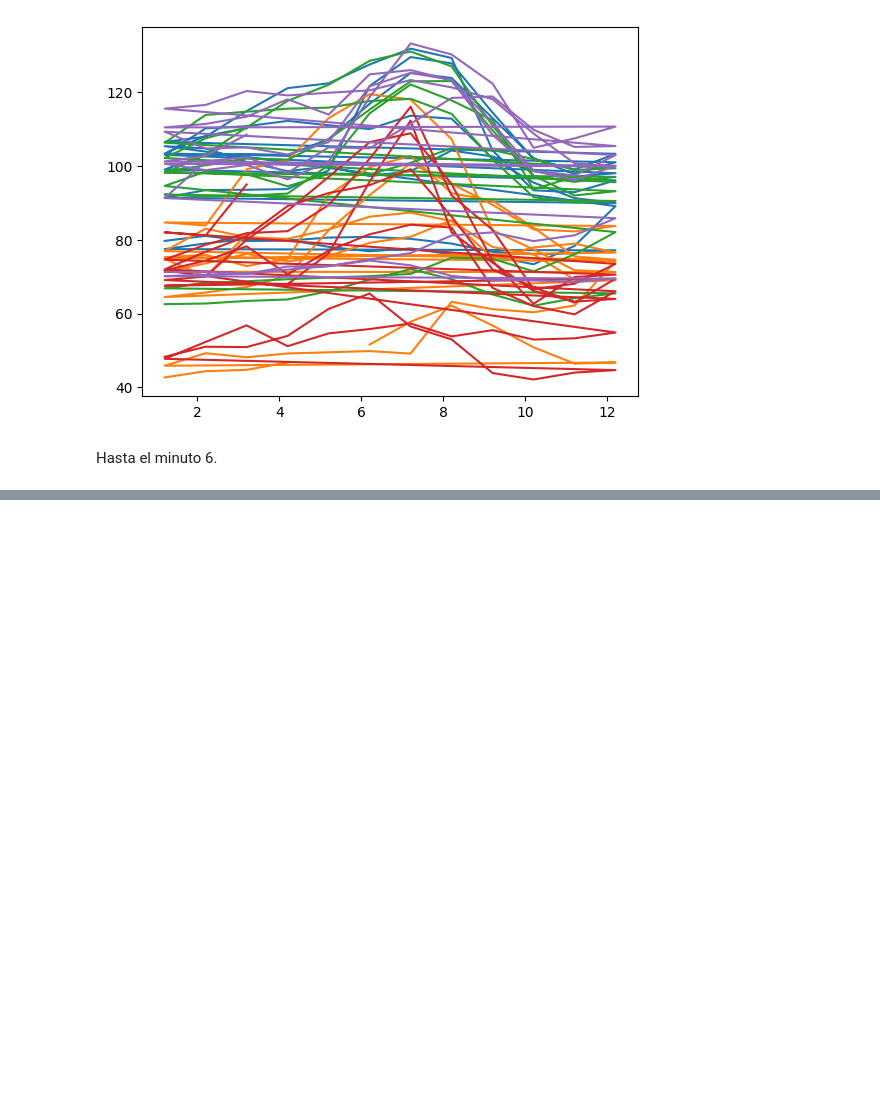
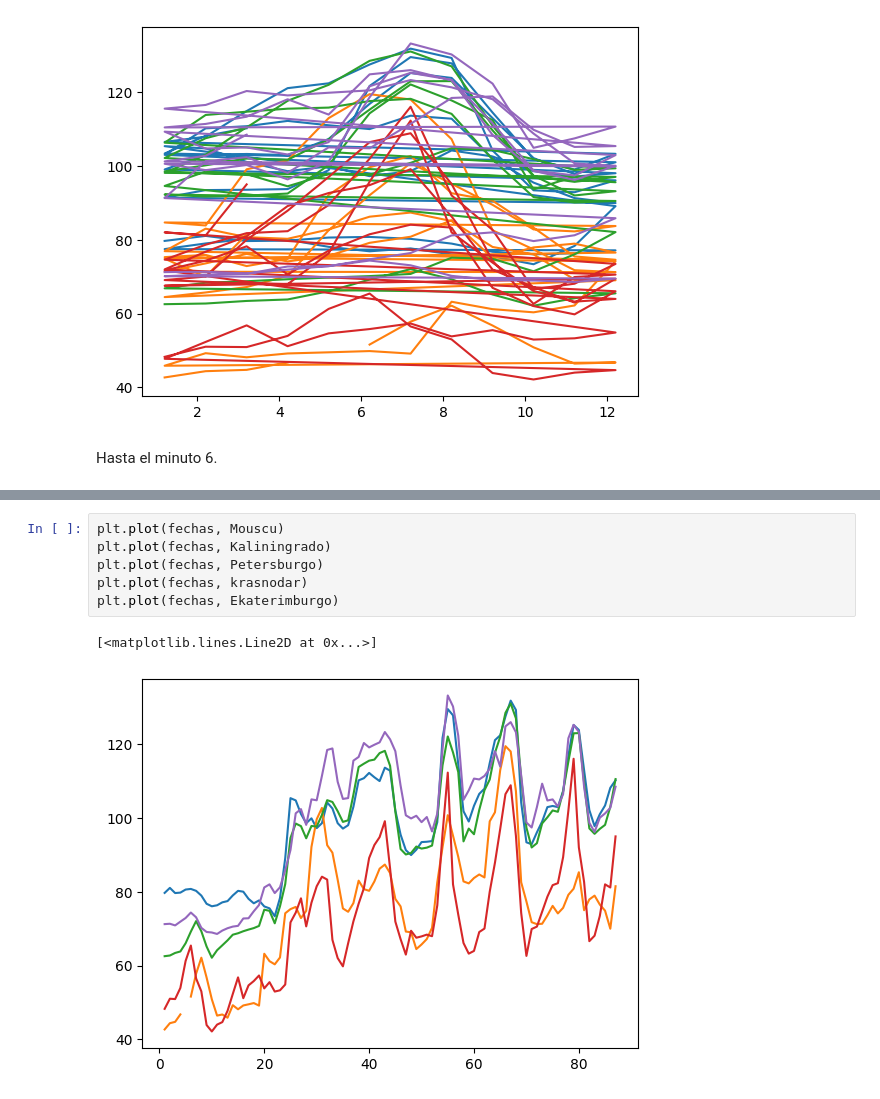
Before and after one commit to mateo16dev/ELT---Data-Science, a Jupyter notebook: Numpy.ipynb, the cells around one changed output, grey strips where cells are left out. Saved outputs shown, nothing was run; the diff lists cells and outputs as text; blank space fills up the shorter version.

```diff
--- a/Numpy.ipynb
+++ b/Numpy.ipynb
@@ -244,0 +263,9 @@ Hasta el minuto 6.
+# %%
+plt.plot(fechas, Mouscu)
+plt.plot(fechas, Kaliningrado)
+plt.plot(fechas, Petersburgo)
+plt.plot(fechas, krasnodar)
+plt.plot(fechas, Ekaterimburgo)
+# %% [output]
+[<matplotlib.lines.Line2D at 0x...>]
+[figure, added]
```
Also changed, not shown: parts of 5 cells of this notebook.
